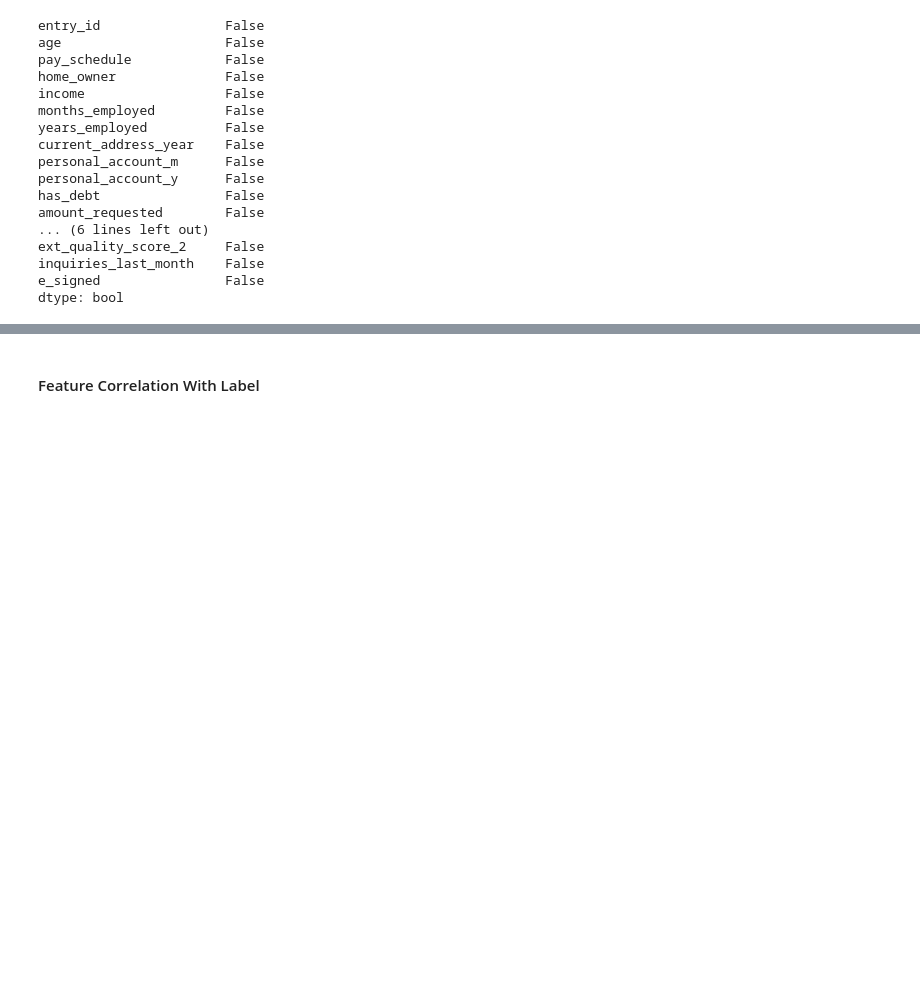
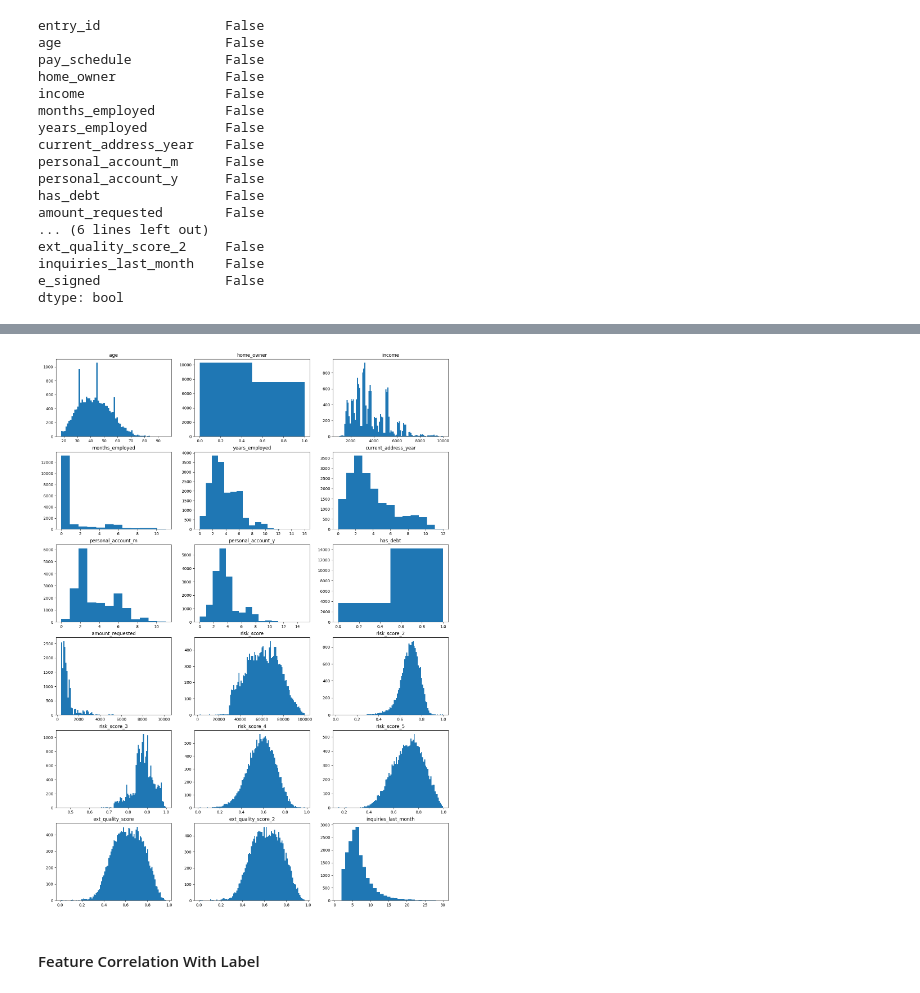
Before and after one commit to xuwenyihust/Machine-Learning, a Jupyter notebook: financial-history-analysis/financial-history-analysis.ipynb, the cells around one changed output, grey strips where cells are left out. Drawn from its saved outputs; the diff is of its cells as text; code cells hidden in the pictures; blank space fills up the shorter version.

```diff
--- a/financial-history-analysis/financial-history-analysis.ipynb
+++ b/financial-history-analysis/financial-history-analysis.ipynb
@@ -92,2 +121,21 @@ dtype: bool
+# %%
+dataset_eda = dataset.drop(columns=["e_signed", "pay_schedule", "entry_id"])
+# %%
+fig = plt.figure(figsize=(18, 25))
+plt.title("Distribution of Features")
+
+for i in range(dataset_eda.shape[1]):
+    plt.subplot(6, 3, i+1)
+    f = plt.gca()
+    f.set_title(dataset_eda.columns.values[i])
+
+    data = dataset_eda[dataset_eda.columns.values[i]]
+    data_size = np.size(data.unique())
+    if data_size > 100:
+        data_size = 100
+
+    plt.hist(data, bins=data_size)
+# %% [output]
+[figure, added]
 # %% [markdown]
 #### Feature Correlation With Label
```
Also changed, not shown: parts of 5 cells of this notebook, 1 other file.
